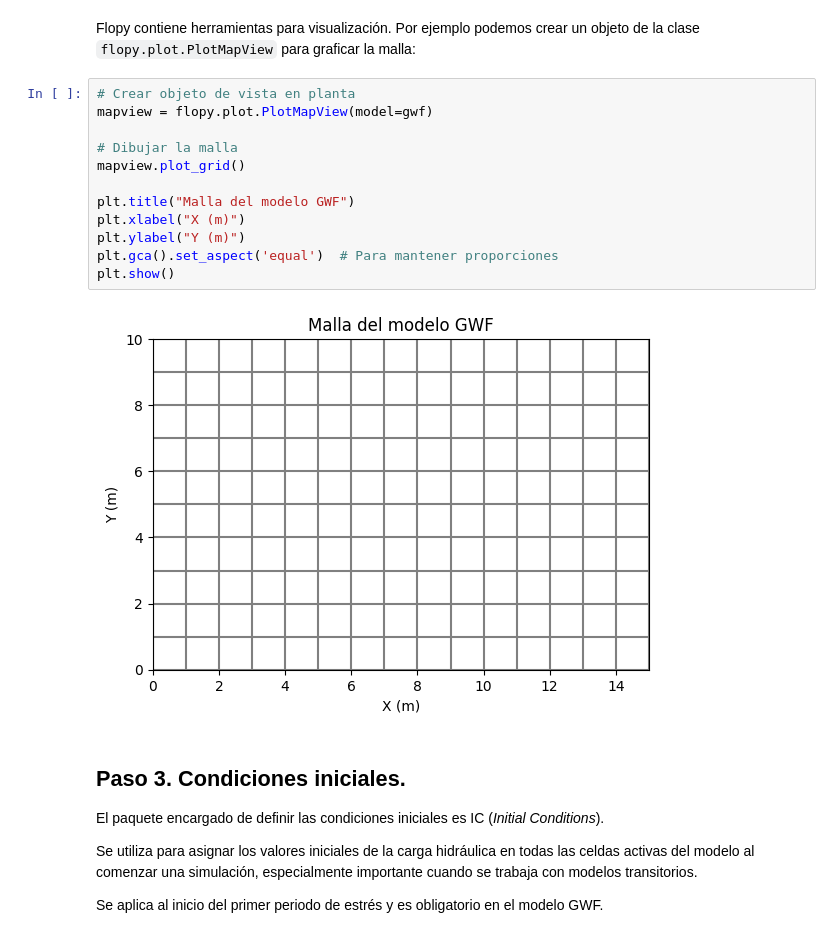
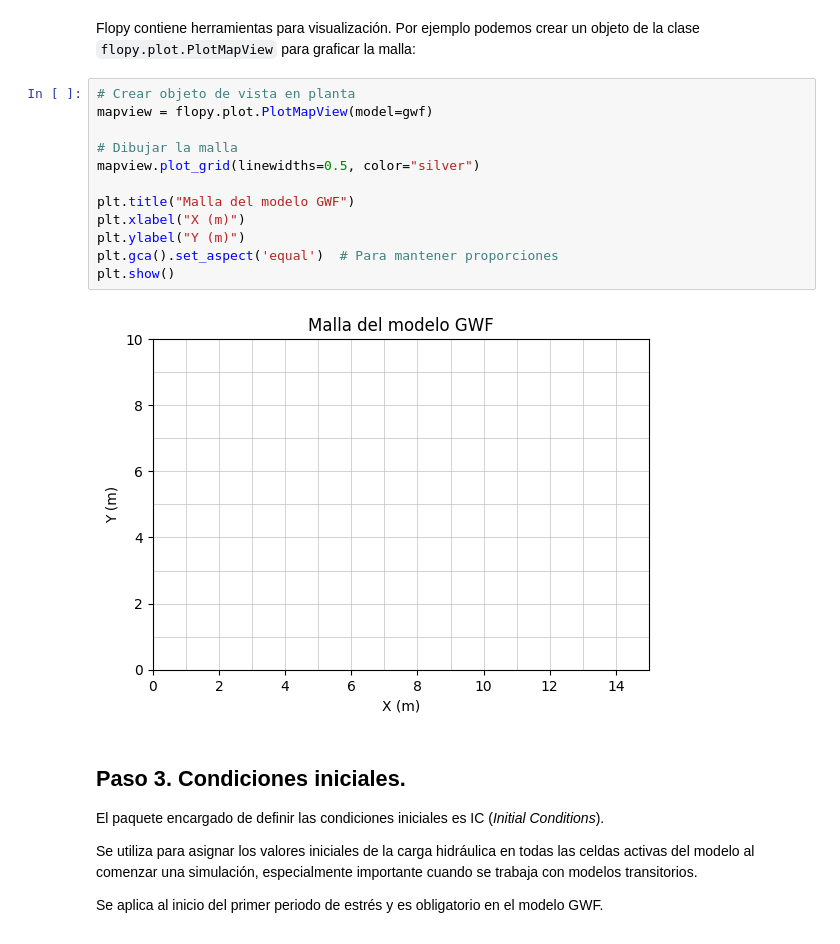
Before and after one commit to luiggix/xmf6, a Jupyter notebook: src/examples/01_flujo_1D/01_MF6_GWF.ipynb, the cells around one changed output. Cells and saved outputs as stored; diff of their text form.

```diff
--- a/src/examples/01_flujo_1D/01_MF6_GWF.ipynb
+++ b/src/examples/01_flujo_1D/01_MF6_GWF.ipynb
@@ -319,17 +320,17 @@ Flopy contiene herramientas para visualización. Por ejemplo podemos crear un ob
 # %%
 # Crear objeto de vista en planta
 mapview = flopy.plot.PlotMapView(model=gwf)
 
 # Dibujar la malla
-mapview.plot_grid()
+mapview.plot_grid(linewidths=0.5, color="silver")
 
 plt.title("Malla del modelo GWF")
 plt.xlabel("X (m)")
 plt.ylabel("Y (m)")
 plt.gca().set_aspect('equal')  # Para mantener proporciones
 plt.show()
 # %% [output]
-[figure, old version]
+[figure, new version]
 # %% [markdown]
 ## Paso 3. Condiciones iniciales.
 
```
Also changed, not shown: parts of 5 cells of this notebook, 1 other file.
